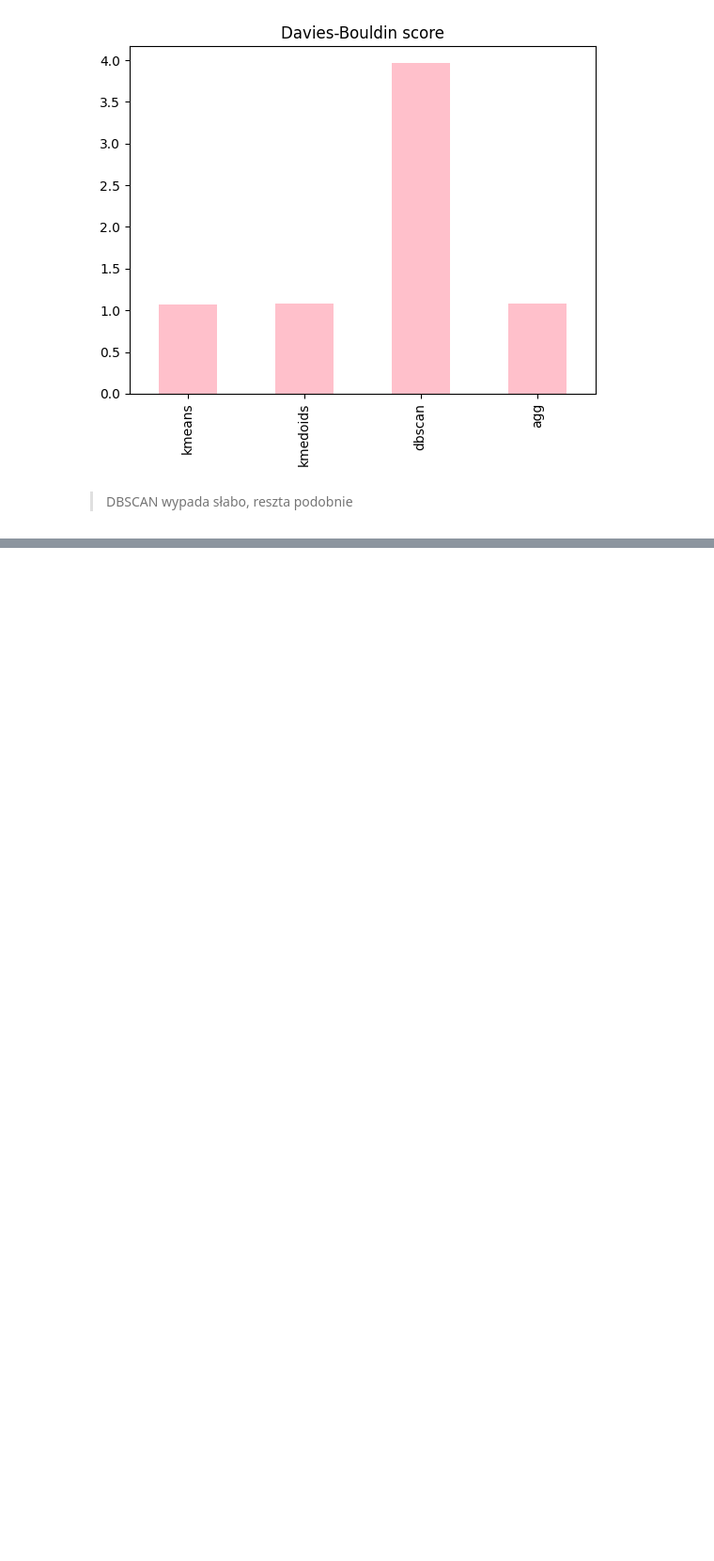
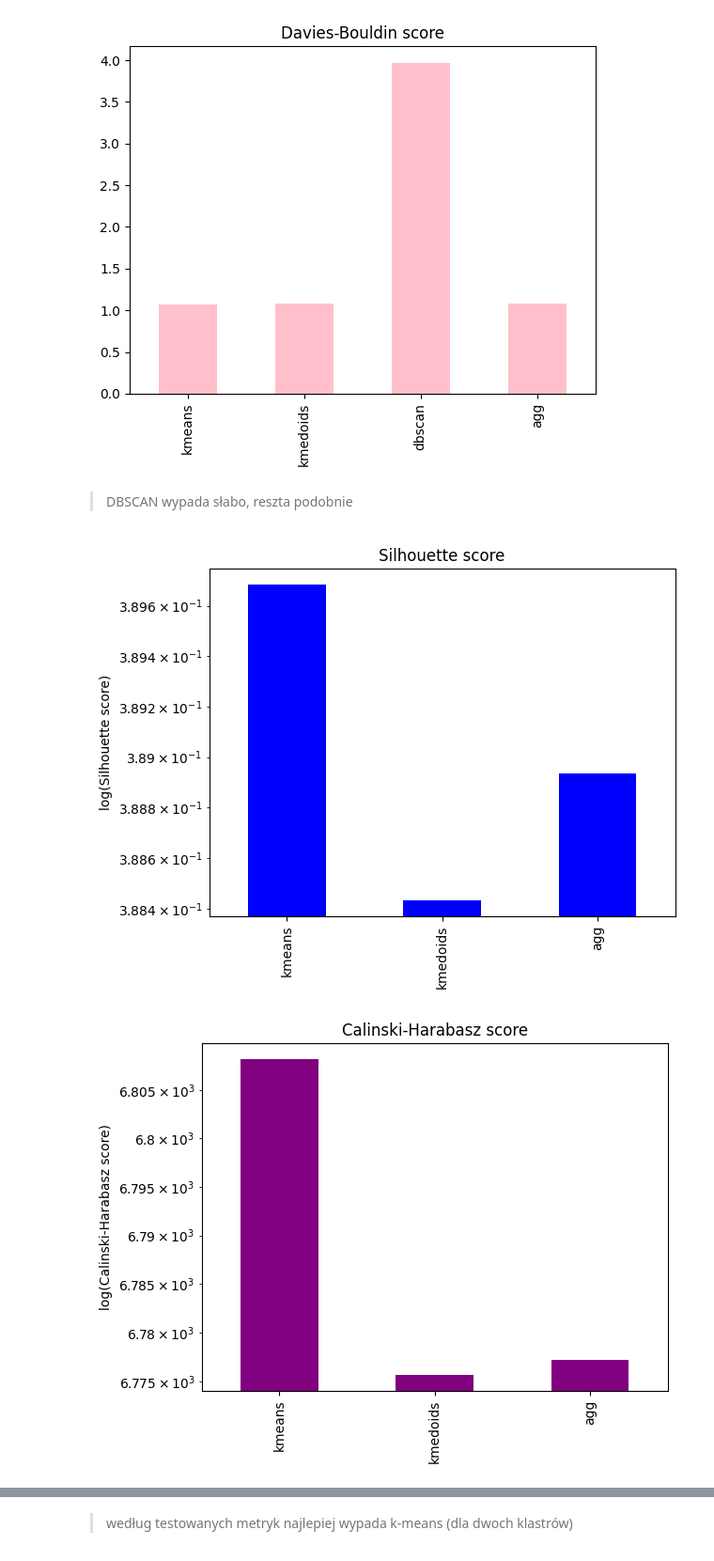
Before and after one commit to DeptuchMateusz/Human-activity-recognition-using-smartphones-clustering, a Jupyter notebook: Preprocessing/prep.ipynb, the cells around one changed output, grey strips where cells are left out. Shown at 94% size. Saved outputs shown, nothing was run; the diff lists cells and outputs as text; code cells hidden in the pictures; blank space fills up the shorter version.

```diff
--- a/Preprocessing/prep.ipynb
+++ b/Preprocessing/prep.ipynb
@@ -545,3 +545,20 @@ plt.show()
 [figure]
 # %% [markdown]
 >DBSCAN wypada słabo, reszta podobnie
+# %%
+scores_without_dbscan = scores.drop('dbscan')
+scores_without_dbscan.silhouette.plot(kind='bar', title='Silhouette score', color='blue')
+plt.yscale('log')
+plt.ylabel('log(Silhouette score)')
+plt.show()
+scores_without_dbscan.calinski.plot(kind='bar', title='Calinski-Harabasz score', color='purple')
+plt.yscale('log')
+plt.ylabel('log(Calinski-Harabasz score)')
+plt.show()
+scores_without_dbscan.davies.plot(kind='bar', title='Davies-Bouldin score', color = 'pink')
+plt.yscale('log')
+plt.ylabel('log(Davies-Bouldin score)')
+plt.show()
+# %% [output]
+[figure, added]
+[figure, added]
@@ -547,0 +566,2 @@ plt.show()
+# %% [markdown]
+>według testowanych metryk najlepiej wypada k-means (dla dwoch klastrów)
```
Also changed, not shown: parts of 5 cells of this notebook, 1 other file.
